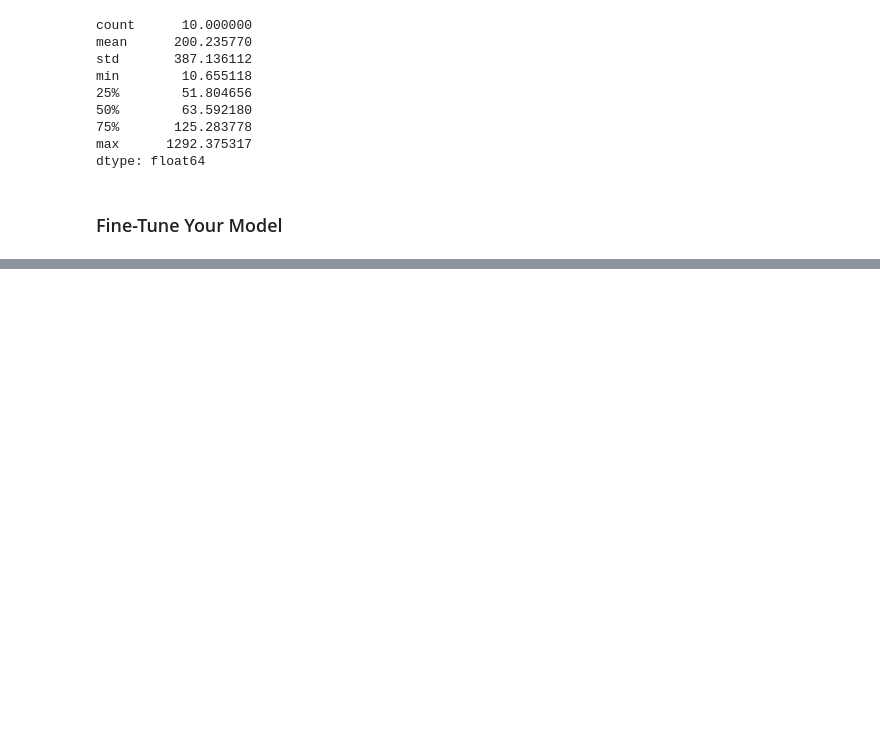
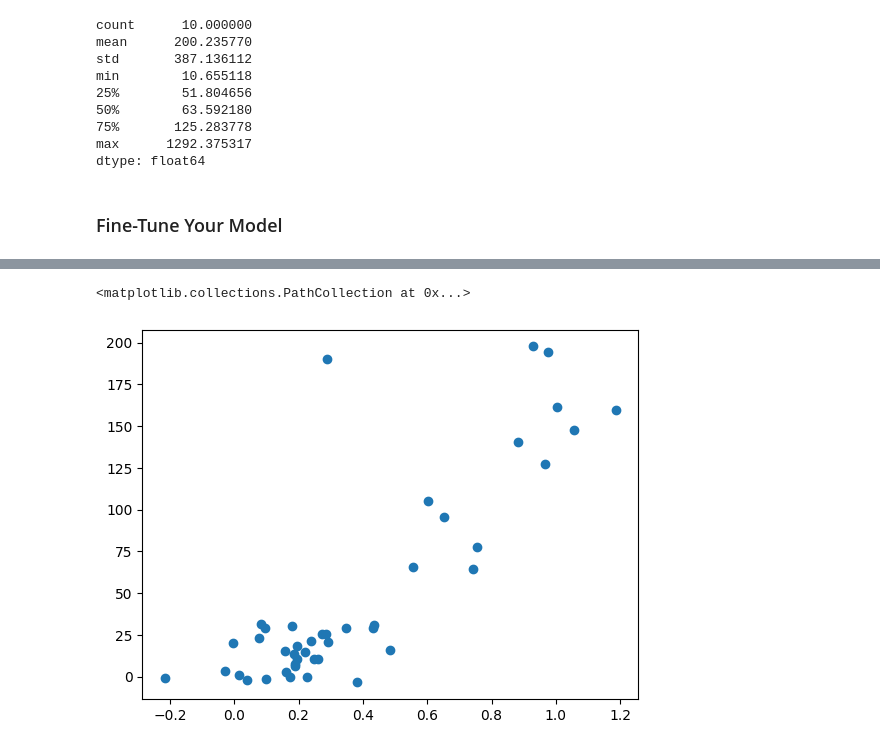
Before and after one commit to Gonzalo-Caro/Practicas-ML-NN, a Jupyter notebook: Additional Exercises/1. Data_Cleaning_ and_ML_Models.ipynb, the cells around one changed output, grey strips where cells are left out. Cells and saved outputs as stored; diff of their text form; code cells hidden in the pictures; blank space fills up the shorter version.

```diff
--- a/Additional Exercises/1. Data_Cleaning_ and_ML_Models.ipynb
+++ b/Additional Exercises/1. Data_Cleaning_ and_ML_Models.ipynb
@@ -334,0 +495,5 @@ dtype: float64
+# %%
+plt.scatter(broadmoney_cleaned, monetary_labels_cleaned)
+# %% [output]
+<matplotlib.collections.PathCollection at 0x...>
+[figure, added]
```
Also changed, not shown: parts of 24 cells of this notebook, 2 other files.
